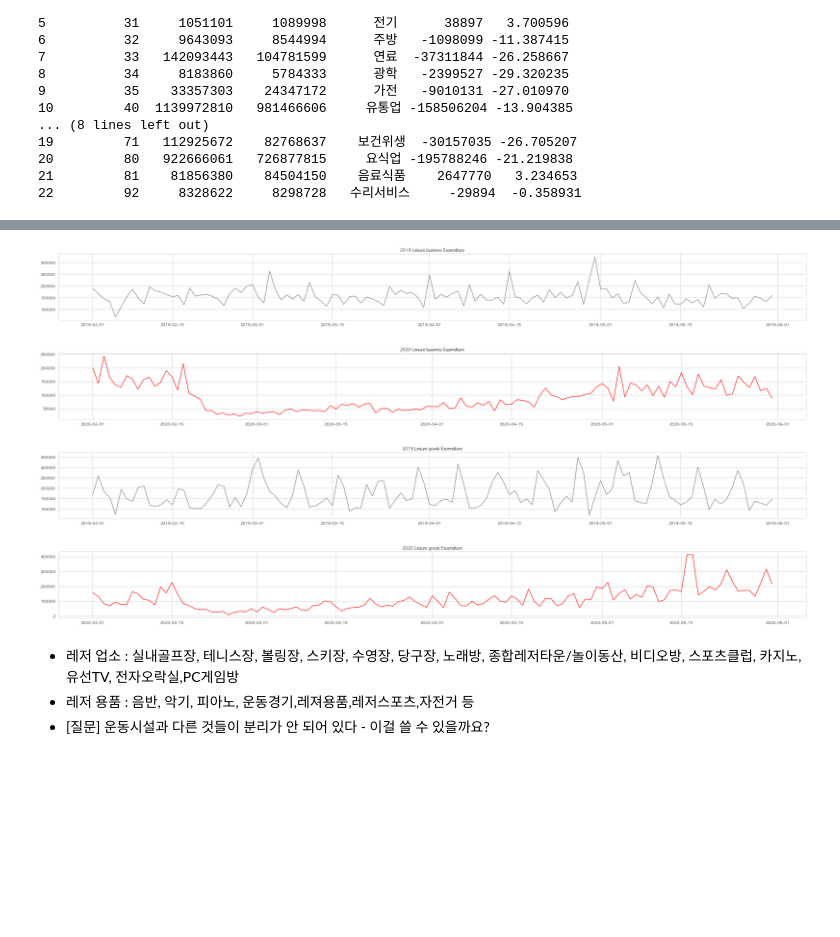
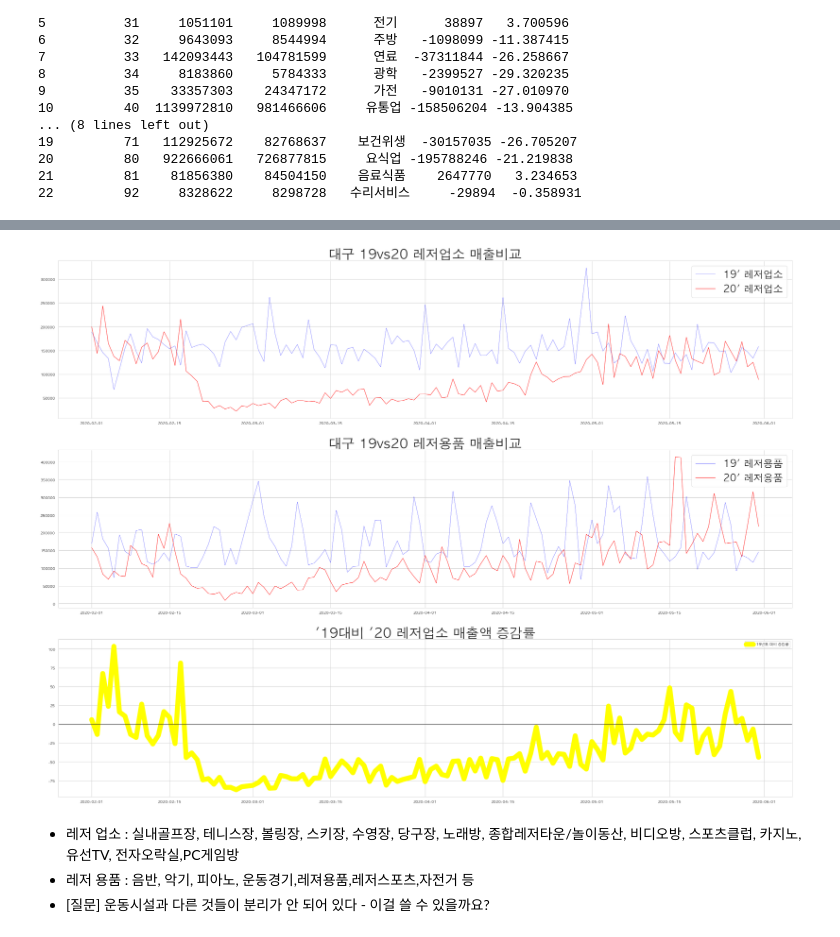
Before and after one commit to yekyung2/AOAS_data, a Jupyter notebook: resident_card.ipynb, the cells around one changed output, grey strips where cells are left out. Drawn from its saved outputs; the diff is of its cells as text; code cells hidden in the pictures; blank space fills up the shorter version.

```diff
--- a/resident_card.ipynb
+++ b/resident_card.ipynb
@@ -391,0 +379,5 @@ dg_ind_20_19 = dg_ind_2019[is_20].groupby("date")[["USE_AMT"]].sum()
+# %%
+# 2019의 날짜를 2020로 임시로 설정 ( 한 그래프 상에 2019 2020를 놓고 비교하기 위함임 )
+dg_ind_2019["date+10000"]=dg_ind_2019["STD_DD"]+10000
+dg_ind_2019["date_19to20"]=pd.to_datetime(dg_ind_2019["date+10000"], format= '%Y%m%d')
+dg_ind_2019.set_index("date_19to20")
@@ -471,0 +599,6 @@ plt.show()
+# %%
+#대구 dg_2019_21, dg_ind_21 join
+
+dg_21=pd.merge(dg_ind_21, dg_2019_21, left_index=True, right_index=True, suffixes=("_20","_19"))
+dg_21["증감률"] = (dg_21["USE_AMT_20"] - dg_21["USE_AMT_19"])*100 / dg_21["USE_AMT_19"]
+dg_21
@@ -472,35 +619,34 @@ plt.show()
 # %%
 #2020년 2월~5월 대구 레저업소, 레저용품 지출
 
-f,(ax1,ax2,ax3,ax4)=plt.subplots(4,1,figsize=(40,20),gridspec_kw={"height_ratios" : [3,3,3,3], "hspace":0.5})
+f,(ax1,ax2,ax3)=plt.subplots(3,1,figsize=(40,30),gridspec_kw={"height_ratios" : [1,1,1], "hspace":0.2})
 
-#2019년 2월~5월 레저업소+레저용품
+#레저업소
 #sns.lineplot(data=dg_ind_20_19["USE_AMT"],ax=ax1, color="black")
-sns.lineplot(data=dg_ind_21_19["USE_AMT"],ax=ax1, color="gray")
-ax1.set_title("2019 Leisure business Expenditure")
+sns.lineplot(data=dg_2019_21["USE_AMT"],ax=ax1, color="blue", label="19' 레저업소",linewidth=0.5)
+ax1.set_title("대구 19vs20 레저업소 매출비교", fontsize=40)
+#2020
+sns.lineplot(data=dg_ind_21["USE_AMT"],ax=ax1, color="red",label="20' 레저업소",linewidth=1)
 
-#2020년 2월~5월 레저업소+레저용품
-sns.lineplot(data=dg_ind_21["USE_AMT"],ax=ax2, color="red")
-ax2.set_title("2020 Leisure business Expenditure")
+#레저용품 #2019
+sns.lineplot(data=dg_2019_20["USE_AMT"],ax=ax2, color="blue",label="19' 레저용품",linewidth=0.5)
+#2020
+sns.lineplot(data=dg_ind_20["USE_AMT"],ax=ax2, color="red",label="20' 레저용품",linewidth=1)
+ax2.set_title("대구 19vs20 레저용품 매출비교", fontsize=40)
 
-#2019년 레저용품
-sns.lineplot(data=dg_ind_20_19["USE_AMT"],ax=ax3, color="gray")
-ax3.set_title("2019 Leisure goods Expenditure")
+#증감률 비교
+sns.lineplot(data=dg_21["증감률"], ax=ax3, label="19년도 대비 증감률",color="yellow",linewidth=15)
+ax3.set_title("'19대비 '20 레저업소 매출액 증감률", fontsize=40)
+ax3.axhline(0,color="k",clip_on=False)
 
-
-#2020년 레저용품
-sns.lineplot(data=dg_ind_20["USE_AMT"],ax=ax4, color="red")
-ax4.set_title("2020 Leisure goods Expenditure")
-
-#2019년 레저업소(21) vs 2020년 레저업소
-#sns.lineplot(data=dg_ind_21_19["USE_AMT"],ax=ax3, color="gray")
-#sns.lineplot(data=dg_ind_21["USE_AMT"],ax=ax3, color="red")
+ax1.legend(fontsize=30)
+ax2.legend(fontsize=30)
 
 plt.show()
 
 #dg_amt_by_mct = rows_dg_cd.groupby(level="MCT_CAT_CD").sum()
 # %% [output]
-[figure, old version]
+[figure, new version]
 # %% [markdown]
 * 레저 업소 : 실내골프장, 테니스장, 볼링장, 스키장, 수영장, 당구장, 노래방, 종합레저타운/놀이동산, 비디오방, 스포츠클럽, 카지노, 유선TV, 전자오락실,PC게임방
 * 레저 용품 : 음반, 악기, 피아노, 운동경기,레져용품,레저스포츠,자전거 등
```
Also changed, not shown: parts of 19 cells of this notebook.
